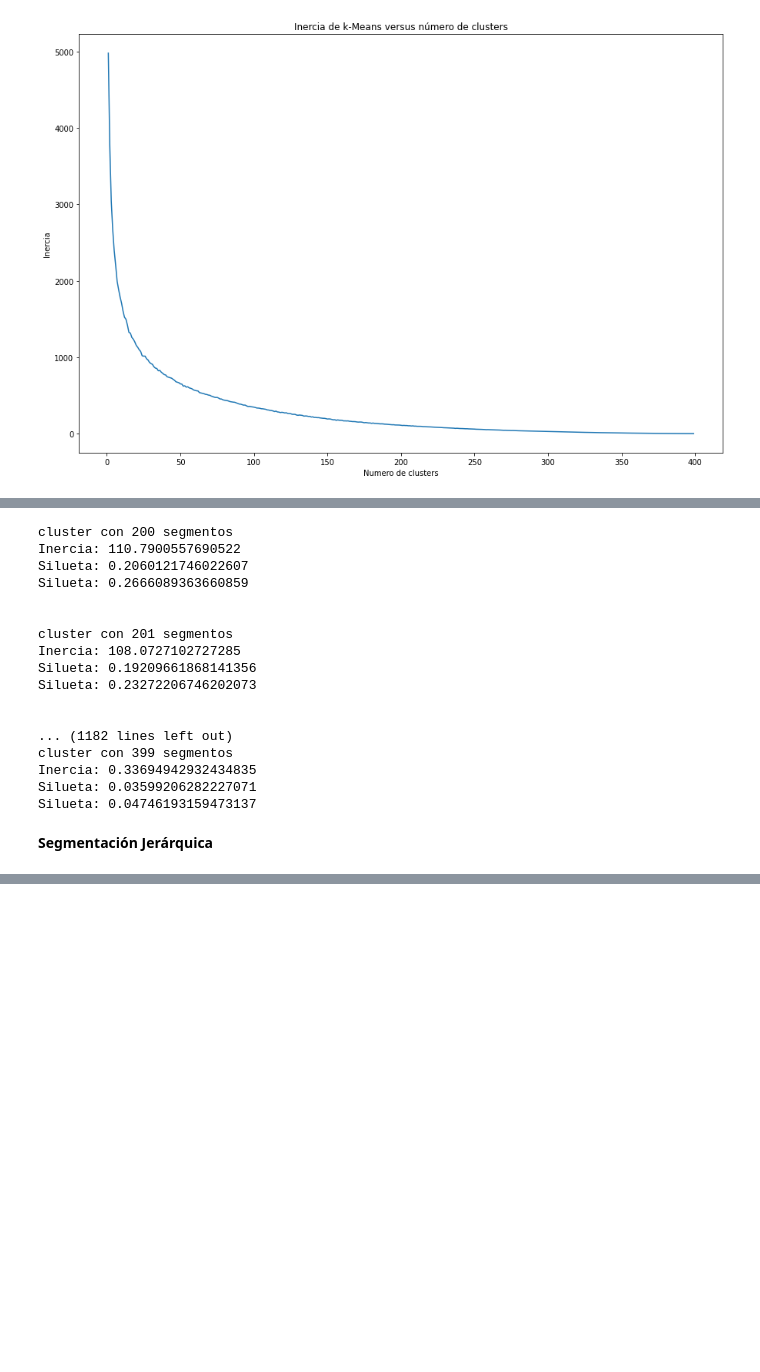
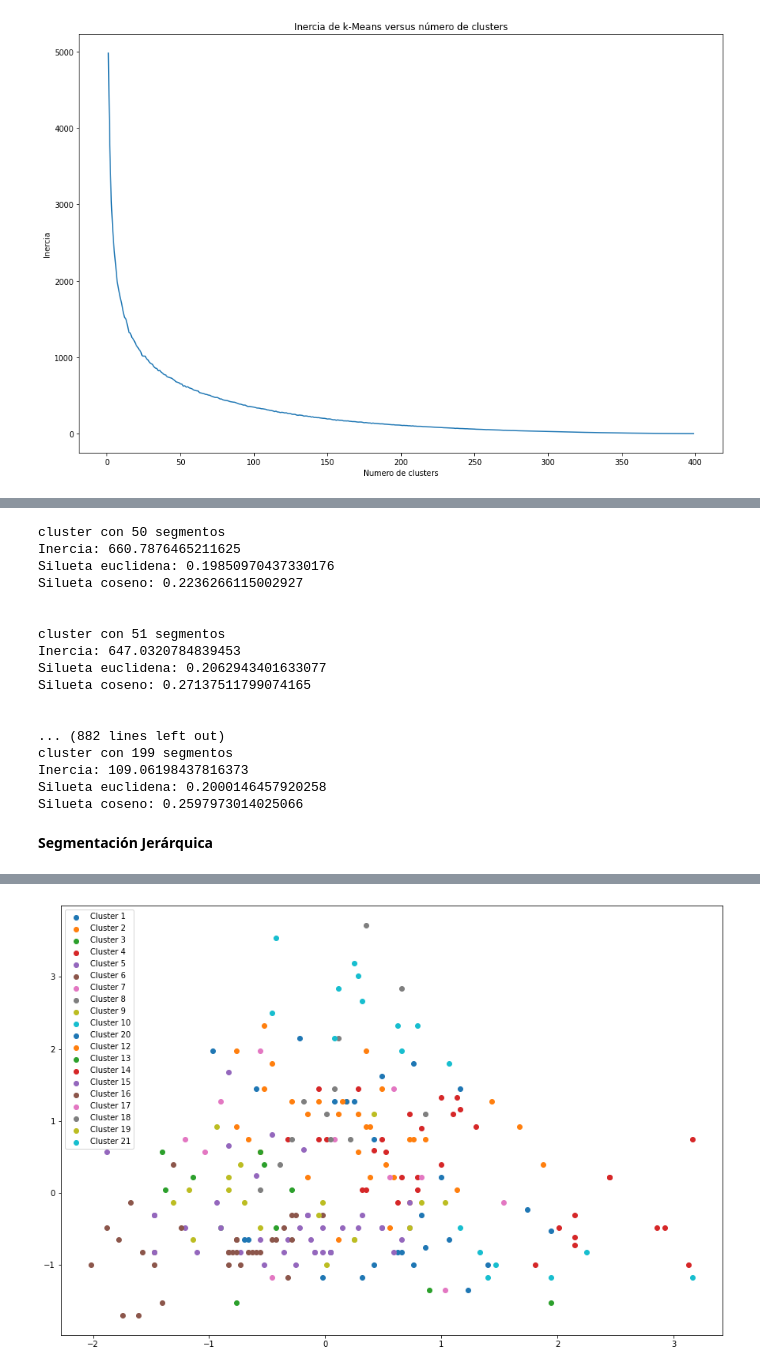
Before and after one commit to roxyconstantine-dev/Proyecto-Final-de-An-lisis-Datos, a Jupyter notebook: untitled1.ipynb, the cells around one changed output, grey strips where cells are left out. Cells and saved outputs as stored; diff of their text form; code cells hidden in the pictures; blank space fills up the shorter version.

```diff
--- a/untitled1.ipynb
+++ b/untitled1.ipynb
@@ -440,7 +440,7 @@ import seaborn as sns
 from sklearn.cluster import KMeans
 from sklearn import metrics
 # Obtenemos los indicadores de clustering:
-for i in range(200,400):
+for i in range(50,200):
   kmeans = KMeans(n_clusters= i)
   kmeans.fit(X)
   cluster = kmeans.predict(X)
@@ -450,41 +450,23 @@ for i in range(200,400):
   print('Silueta coseno: '+str(metrics.silhouette_score(X, cluster, metric='cosine')))
   print('\n')
 # %% [output]
-cluster con 200 segmentos
-Inercia: 110.7900557690522
-Silueta: 0.2060121746022607
-Silueta: 0.2666089363660859
+cluster con 50 segmentos
+Inercia: 660.7876465211625
+Silueta euclidena: 0.19850970437330176
+Silueta coseno: 0.2236266115002927
 
 
-cluster con 201 segmentos
-Inercia: 108.0727102727285
-Silueta: 0.19209661868141356
-Silueta: 0.23272206746202073
+cluster con 51 segmentos
+Inercia: 647.0320784839453
+Silueta euclidena: 0.2062943401633077
+Silueta coseno: 0.27137511799074165
 
 
-... (1182 lines left out)
-cluster con 399 segmentos
-Inercia: 0.33694942932434835
-Silueta: 0.03599206282227071
-Silueta: 0.04746193159473137
+... (882 lines left out)
+cluster con 199 segmentos
+Inercia: 109.06198437816373
+Silueta euclidena: 0.2000146457920258
+Silueta coseno: 0.2597973014025066
-# %%
-# Número optimo de clusters
-kmeans = KMeans(n_clusters=)
-kmeans.fit(X)
-cluster = kmeans.predict(X)
-
-# Graficamos nuestro cluster
-fig = plt.figure()
-f1 = data['AnnualIncome'].values
-f2 = data['SpendingScore'].values
-
-colores=['red','green','blue','cyan','yellow']
-asignar=[]
-for row in cluster:
-    asignar.append(colores[row])
-
-plt.scatter(f1, f2, c=asignar, s=20)
-plt.show()
 # %% [markdown]
 **Segmentación Jerárquica**
 # %%
@@ -510,0 +485,34 @@ y_hc = hc.fit_predict(X)
+# %%
+# Ajustando Clustering Jerárquico al conjunto de datos
+from sklearn.cluster import AgglomerativeClustering
+hc = AgglomerativeClustering(n_clusters = 50,
+                    affinity = 'euclidean',
+                    linkage = 'ward')
+
+y_hc = hc.fit_predict(X)
+plt.figure(figsize=(15,10))
+plt.scatter(X[y_hc == 0, 0], X[y_hc == 0, 1], label = 'Cluster 1')
+plt.scatter(X[y_hc == 1, 0], X[y_hc == 1, 1],   label = 'Cluster 2')
+plt.scatter(X[y_hc == 2, 0], X[y_hc == 2, 1],  label = 'Cluster 3')
+plt.scatter(X[y_hc == 3, 0], X[y_hc == 3, 1],  label = 'Cluster 4')
+plt.scatter(X[y_hc == 4, 0], X[y_hc == 4, 1],  label = 'Cluster 5')
+plt.scatter(X[y_hc == 5, 0], X[y_hc == 5, 1],  label = 'Cluster 6')
+plt.scatter(X[y_hc == 6, 0], X[y_hc == 6, 1],  label = 'Cluster 7')
+plt.scatter(X[y_hc == 7, 0], X[y_hc == 7, 1],  label = 'Cluster 8')
+plt.scatter(X[y_hc == 8, 0], X[y_hc == 8, 1],   label = 'Cluster 9')
+plt.scatter(X[y_hc == 9, 0], X[y_hc == 9, 1],  label = 'Cluster 10')
+plt.scatter(X[y_hc == 20, 0], X[y_hc == 20, 1], label = 'Cluster 20')
+plt.scatter(X[y_hc == 12, 0], X[y_hc == 12, 1], label = 'Cluster 12')
+plt.scatter(X[y_hc == 13, 0], X[y_hc == 13, 1],  label = 'Cluster 13')
+plt.scatter(X[y_hc == 14, 0], X[y_hc == 14, 1], label = 'Cluster 14')
+plt.scatter(X[y_hc == 15, 0], X[y_hc == 15, 1], label = 'Cluster 15')
+plt.scatter(X[y_hc == 16, 0], X[y_hc == 16, 1],  label = 'Cluster 16')
+plt.scatter(X[y_hc == 17, 0], X[y_hc == 17, 1],  label = 'Cluster 17')
+plt.scatter(X[y_hc == 18, 0], X[y_hc == 18, 1],  label = 'Cluster 18')
+plt.scatter(X[y_hc == 19, 0], X[y_hc == 19, 1], label = 'Cluster 19')
+plt.scatter(X[y_hc == 21, 0], X[y_hc == 21, 1], label = 'Cluster 21')
+
+plt.legend()
+plt.show()
+# %% [output]
+[figure, added]
```
Also changed, not shown: parts of 2 cells of this notebook.
